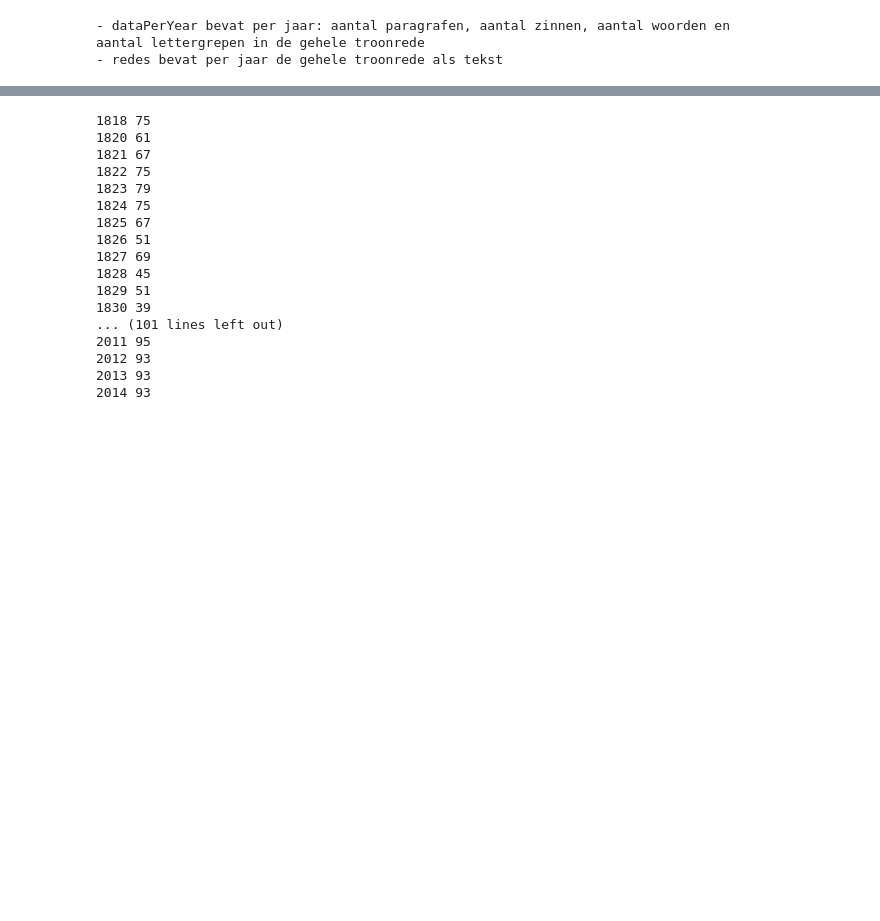
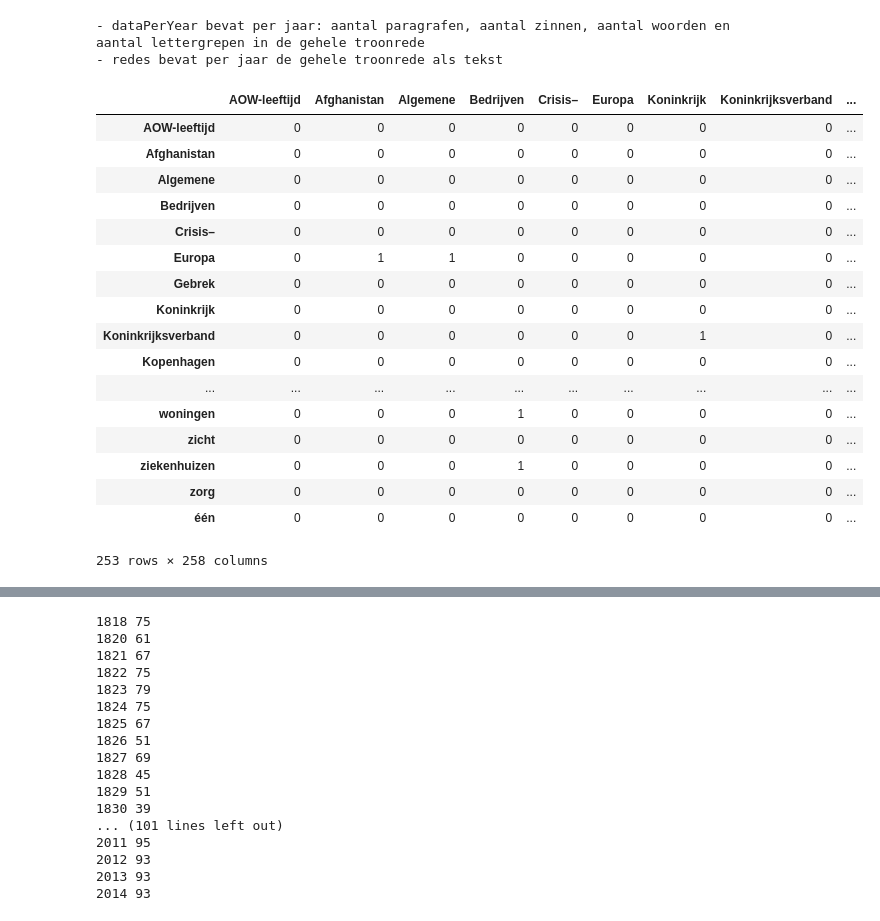
Before and after one commit to ndevisscher/Scriptie, a Jupyter notebook: Code.ipynb, the cells around one changed output, grey strips where cells are left out. Drawn from its saved outputs; the diff is of its cells as text; code cells hidden in the pictures; blank space fills up the shorter version.

```diff
--- a/Code.ipynb
+++ b/Code.ipynb
@@ -156,8 +156,45 @@ for troonrede in sorted(tekst):
                     lemmaDict[str(word)] = 1
             except:
                 pass
-# %%
-for troonrede in data:
-    for paragraph in data[troonrede]:
-        combs = itertools.combinations(paragraph,2)
+# %%
+yearCombiDict = {}
+totalCombi = {}
+for troonrede in data:
+    combiDict = {}
+    for paragraph in data[troonrede]:
+        words = []
+        for word in paragraph:
+            words.append(word.string)
+        for combi in itertools.combinations(words,2):
+            if combi in totalCombi:
+                totalCombi[combi] += 1
+            else:
+                totalCombi[combi] = 1
+            if combi in combiDict:
+                combiDict[combi] += 1
+            else:
+                combiDict[combi] = 1
+    yearCombiDict[troonrede] = combiDict
+# %%
+pd.Series(yearCombiDict["2009"]).unstack().fillna(0)
+#pd.Series(totalCombi).unstack().fillna(0)
+# %% [output]
+|  | AOW-leeftijd | Afghanistan | Algemene | Bedrijven | Crisis– | Europa | Koninkrijk | Koninkrijksverband | ... |
+| AOW-leeftijd | 0 | 0 | 0 | 0 | 0 | 0 | 0 | 0 | ... |
+| Afghanistan | 0 | 0 | 0 | 0 | 0 | 0 | 0 | 0 | ... |
+| Algemene | 0 | 0 | 0 | 0 | 0 | 0 | 0 | 0 | ... |
+| Bedrijven | 0 | 0 | 0 | 0 | 0 | 0 | 0 | 0 | ... |
+| Crisis– | 0 | 0 | 0 | 0 | 0 | 0 | 0 | 0 | ... |
+| Europa | 0 | 1 | 1 | 0 | 0 | 0 | 0 | 0 | ... |
+| Gebrek | 0 | 0 | 0 | 0 | 0 | 0 | 0 | 0 | ... |
+| Koninkrijk | 0 | 0 | 0 | 0 | 0 | 0 | 0 | 0 | ... |
+| Koninkrijksverband | 0 | 0 | 0 | 0 | 0 | 0 | 1 | 0 | ... |
+| Kopenhagen | 0 | 0 | 0 | 0 | 0 | 0 | 0 | 0 | ... |
+| ... | ... | ... | ... | ... | ... | ... | ... | ... | ... |
+| woningen | 0 | 0 | 0 | 1 | 0 | 0 | 0 | 0 | ... |
+| zicht | 0 | 0 | 0 | 0 | 0 | 0 | 0 | 0 | ... |
+| ziekenhuizen | 0 | 0 | 0 | 1 | 0 | 0 | 0 | 0 | ... |
+| zorg | 0 | 0 | 0 | 0 | 0 | 0 | 0 | 0 | ... |
+| één | 0 | 0 | 0 | 0 | 0 | 0 | 0 | 0 | ... |
+253 rows × 258 columns
 # %%
```
Also changed, not shown: parts of 1 cell of this notebook.
